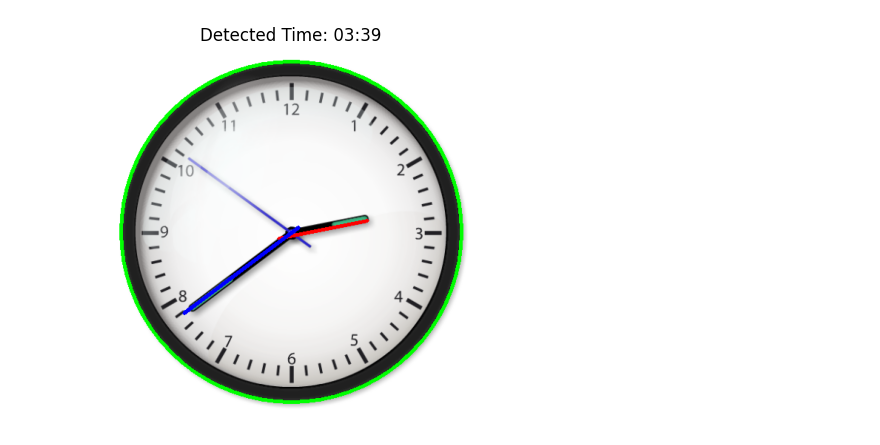
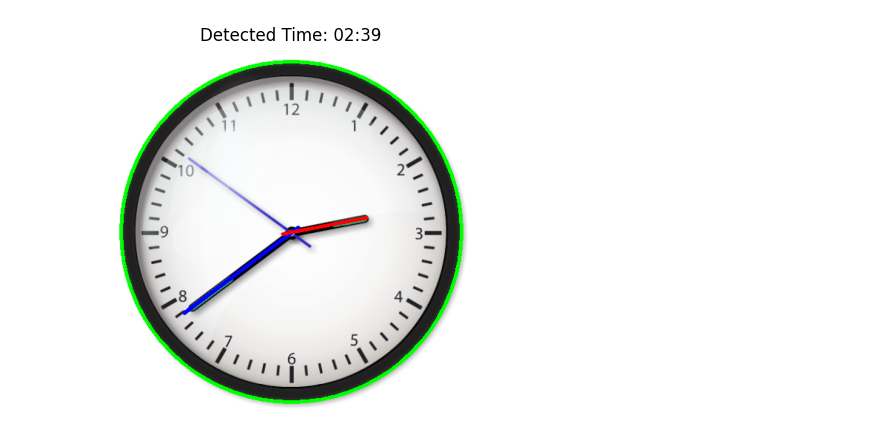
Before and after one commit to tbtiberiu/tick-track, a Jupyter notebook: clock_detector.ipynb, the cells around one changed output. Saved outputs shown, nothing was run; the diff lists cells and outputs as text; code cells hidden in the pictures.

```diff
--- a/clock_detector.ipynb
+++ b/clock_detector.ipynb
@@ -253,41 +254,40 @@ def show_lines_analog_clock(input_image):
         image_gray = input_image
 
     blurred = cv2.bilateralFilter(image_gray, d=9, sigmaColor=75, sigmaSpace=75)
 
     center, radius = get_clock_contour(blurred)
     cv2.circle(input_image, center, radius, (0, 255, 0), 3)
     lines = get_straight_lines(blurred, radius)
     filtered_lines = filter_lines(lines, center, radius)
     merged_lines = merge_lines(filtered_lines)
-    for line in merged_lines:
-        x1, y1, x2, y2 = line[0]
-        cv2.line(input_image, (x1, y1), (x2, y2), (0, 255, 255), 2)
     hour_hand, minute_hand = get_possible_hand_positions(merged_lines, center)
     minute_angle = calculate_angle(minute_hand, center)
     hour_angle = calculate_angle(hour_hand, center)
 
-    if hour_hand is not None:
-        hour = round(hour_angle / 30) % 12  # Each hour represents 30 degrees
-        cv2.line(input_image, (hour_hand[0], hour_hand[1]), (hour_hand[2], hour_hand[3]), (0, 0, 255), 3)
-
     if minute_hand is not None:
         minute = round(minute_angle / 6) % 60 # Each minute represents 6 degrees
         cv2.line(input_image, (minute_hand[0], minute_hand[1]), (minute_hand[2], minute_hand[3]), (255, 0, 0), 3)
+
+    if hour_hand is not None:
+        if minute >= 30:
+            hour_angle -= 15
+        hour = round((hour_angle) / 30) % 12  # Each hour represents 30 degrees
+        cv2.line(input_image, (hour_hand[0], hour_hand[1]), (hour_hand[2], hour_hand[3]), (0, 0, 255), 3)
 
     final_image = cv2.cvtColor(input_image, cv2.COLOR_BGR2RGB)
 
     return final_image, hour, minute
 
 
 image = io.imread('images\\3.png')
 final_image, hour, minute = show_lines_analog_clock(image)
 
 plt.figure(), plt.imshow(final_image)
 plt.title(f"Detected Time: {hour:02d}:{minute:02d}")
 plt.axis('off')
 plt.show()
 # %% [output]
-[figure, old version]
+[figure, new version]
 # %%
 def process_image(filepath):
     image = io.imread(filepath)
```
Also changed, not shown: parts of 8 cells of this notebook, 20 other files.
